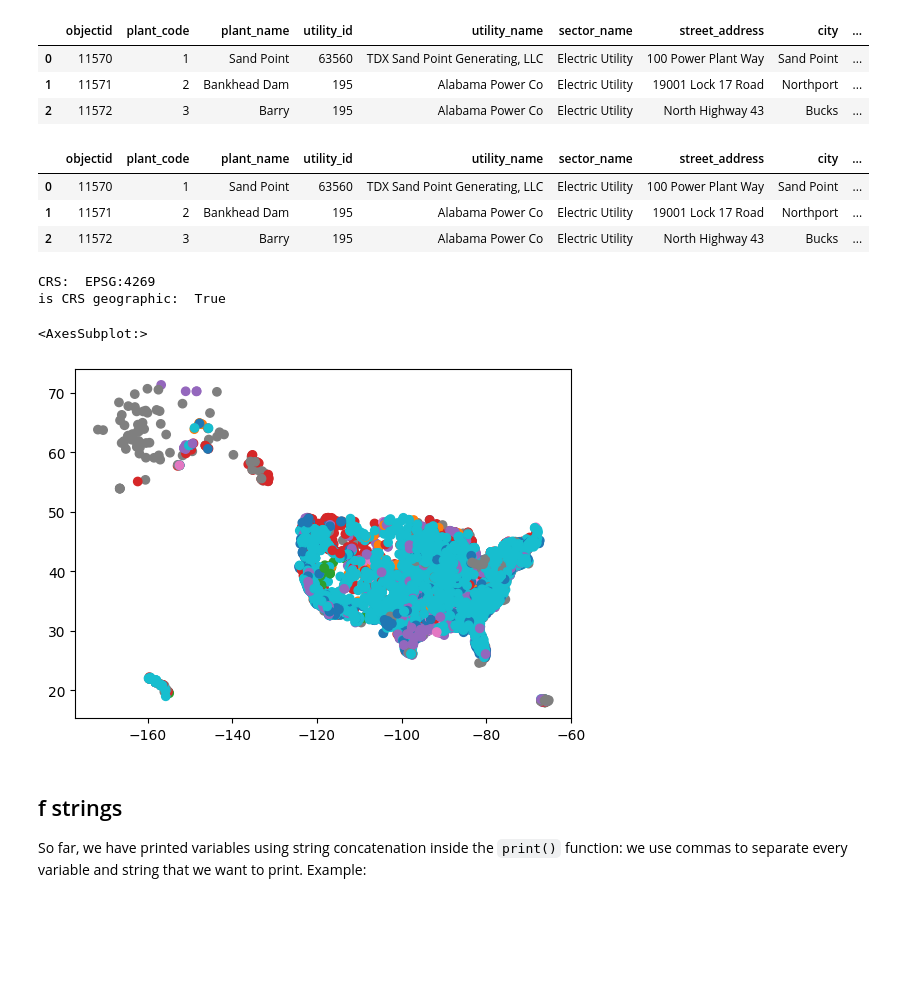
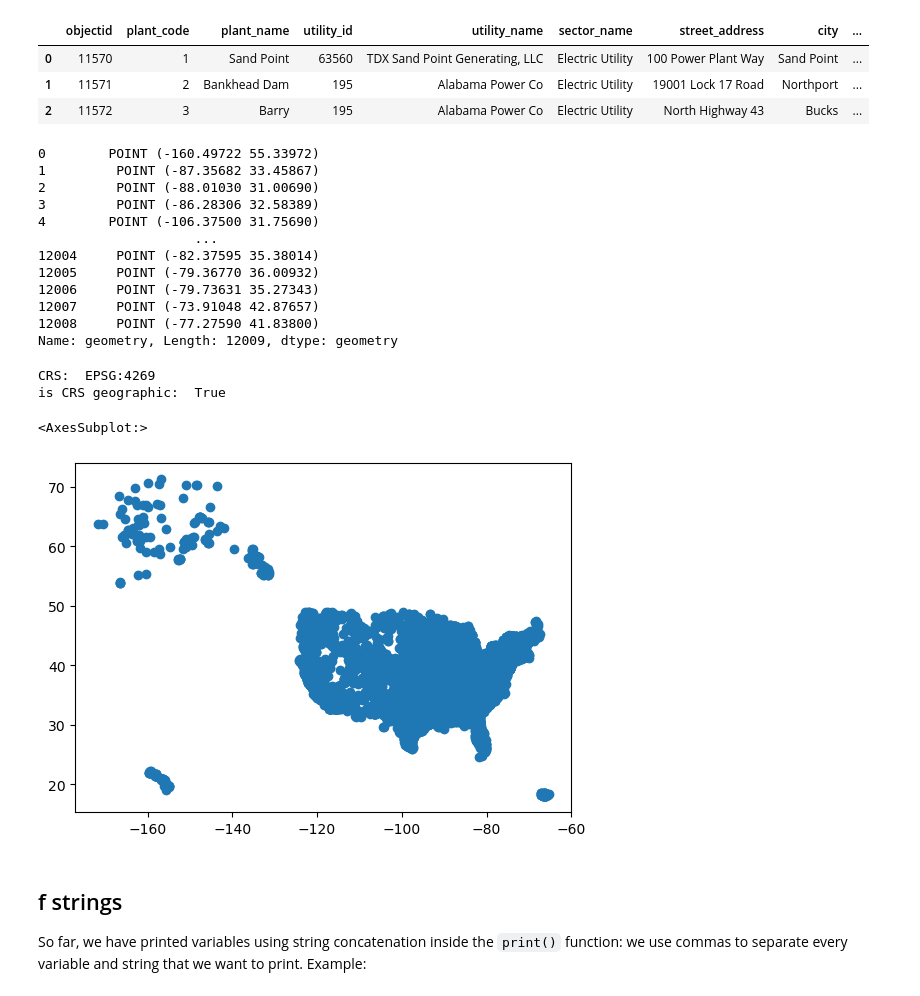
Before and after one commit to bgrazda/eds220-2024-in-class, a Jupyter notebook: week5-csv-to-geodf.ipynb, the cells around one changed output. Cells and saved outputs as stored; diff of their text form; code cells hidden in the pictures; blank space fills up the shorter version.

```diff
--- a/week5-csv-to-geodf.ipynb
+++ b/week5-csv-to-geodf.ipynb
@@ -11,12 +16,13 @@ import matplotlib.pyplot as plt
 # %%
-# Display all columns when looking at dfs
-pd.set_option('display.max.columns', None)
-
 # Import power plants data
 URL = 'https://raw.githubusercontent.com/carmengg/eds-220-book/refs/heads/main/data/power_plants_epsg4269.csv'
 power_plants = pd.read_csv(URL)
 
-power_plants = power_plants.drop(columns = 'Unnamed: 0')
+# Simpify column names
+power_plants.columns = power_plants.columns.str.lower()
+
+# Drop first column
+power_plants = power_plants.drop(columns='unnamed: 0')
 
 power_plants.head(3)
 # %% [output]
@@ -28,17 +34,26 @@ power_plants.head(3)
 # Create points from latitude and longitude
 points = gpd.points_from_xy(power_plants.longitude,
                             power_plants.latitude)
+
 # Create geodataframe
-power_plants = gpd.GeoDataFrame(power_plants,       # DataFrame
-                                geometry = points,   # Specify geometry column
-                                crs = 'EPSG:4269')   # Specify CRS
-
-power_plants.head(3)
+power_plants = gpd.GeoDataFrame(power_plants,    # Data
+                                geometry=points, # Specify geometry column
+                                crs='EPSG:4269'  # Specify CRS
+                                )
+power_plants['geometry']
 # %% [output]
-|  | objectid | plant_code | plant_name | utility_id | utility_name | sector_name | street_address | city | ... |
-| 0 | 11570 | 1 | Sand Point | 63560 | TDX Sand Point Generating, LLC | Electric Utility | 100 Power Plant Way | Sand Point | ... |
-| 1 | 11571 | 2 | Bankhead Dam | 195 | Alabama Power Co | Electric Utility | 19001 Lock 17 Road | Northport | ... |
-| 2 | 11572 | 3 | Barry | 195 | Alabama Power Co | Electric Utility | North Highway 43 | Bucks | ... |
+0        POINT (-160.49722 55.33972)
+1         POINT (-87.35682 33.45867)
+2         POINT (-88.01030 31.00690)
+3         POINT (-86.28306 32.58389)
+4        POINT (-106.37500 31.75690)
+                    ...
+12004     POINT (-82.37595 35.38014)
+12005     POINT (-79.36770 36.00932)
+12006     POINT (-79.73631 35.27343)
+12007     POINT (-73.91048 42.87657)
+12008     POINT (-77.27590 41.83800)
+Name: geometry, Length: 12009, dtype: geometry
 # %%
 print('CRS: ', power_plants.crs)
 print('is CRS geographic: ', power_plants.crs.is_geographic)
@@ -46,10 +61,10 @@ print('is CRS geographic: ', power_plants.crs.is_geographic)
 CRS:  EPSG:4269
 is CRS geographic:  True
 # %%
-power_plants.plot(column = 'primsource')
+power_plants.plot()
 # %% [output]
 <AxesSubplot:>
-[figure, old version]
+[figure, new version]
 # %% [markdown]
 ## f strings
 So far, we have printed variables using string concatenation inside the `print()` function: we use commas to separate every variable and string that we want to print. Example:
```
Also changed, not shown: parts of 39 cells of this notebook.
